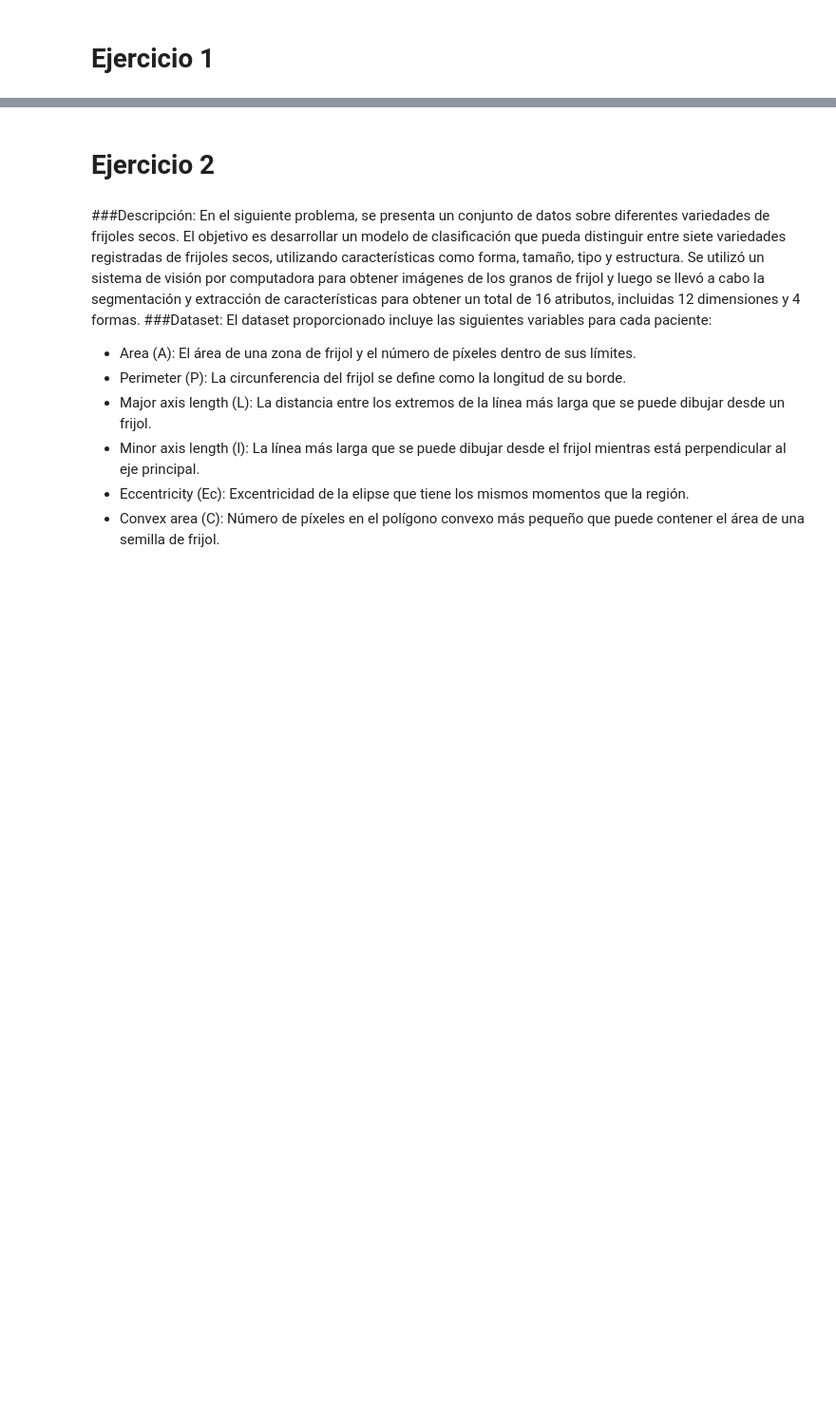
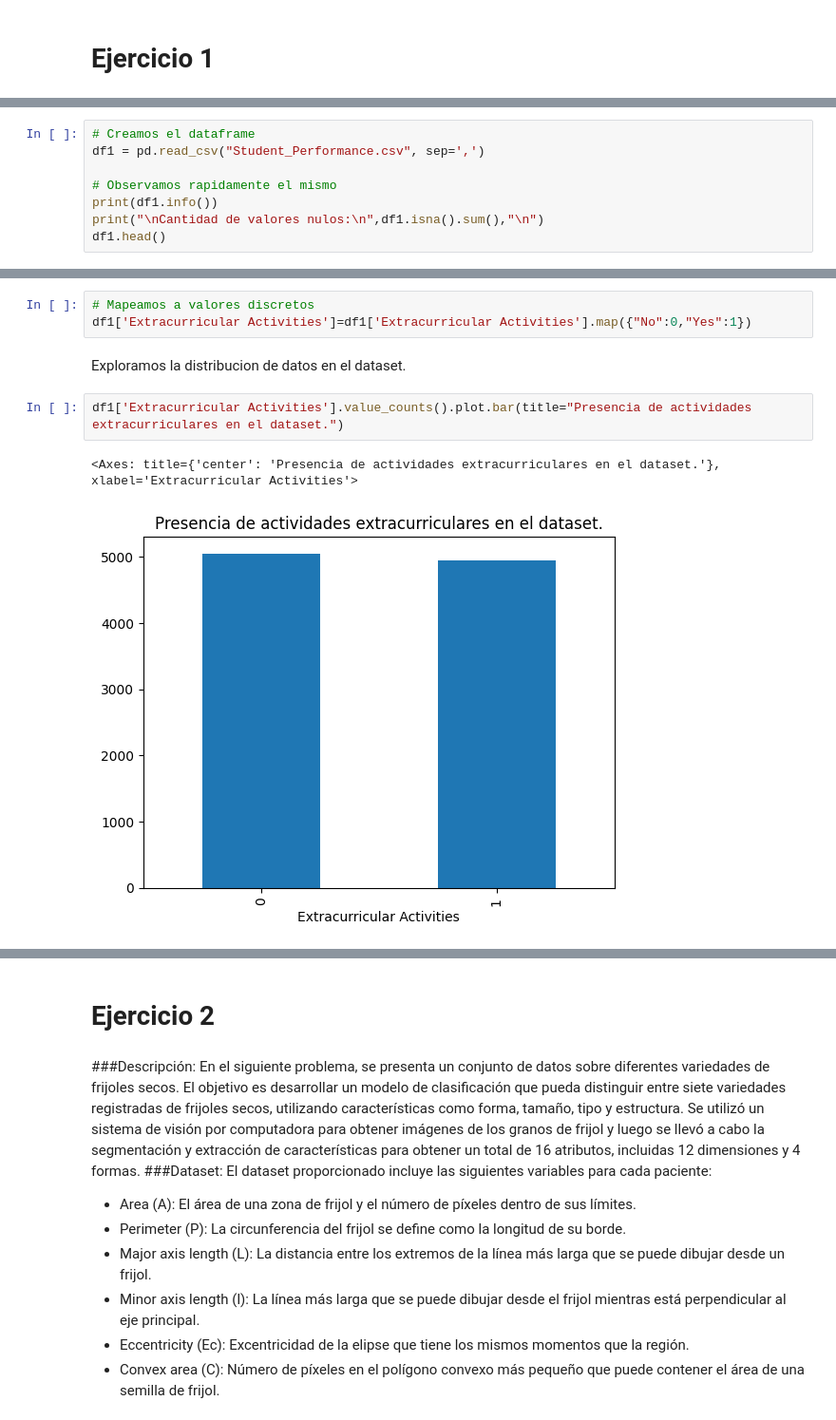
Before and after one commit to facunob/tp-aa2, a Jupyter notebook: tp_aa2.ipynb, the cells around one changed output, grey strips where cells are left out. Shown at 95% size. Drawn from its saved outputs; the diff is of its cells as text; blank space fills up the shorter version.

```diff
--- a/tp_aa2.ipynb
+++ b/tp_aa2.ipynb
@@ -254,0 +162,8 @@ MAPE: 0.07
+# %%
+# Creamos el dataframe
+df1 = pd.read_csv("Student_Performance.csv", sep=',')
+
+# Observamos rapidamente el mismo
+print(df1.info())
+print("\nCantidad de valores nulos:\n",df1.isna().sum(),"\n")
+df1.head()
@@ -254,0 +215,10 @@ MAPE: 0.07
+# %%
+# Mapeamos a valores discretos
+df1['Extracurricular Activities']=df1['Extracurricular Activities'].map({"No":0,"Yes":1})
+# %% [markdown]
+Exploramos la distribucion de datos en el dataset.
+# %%
+df1['Extracurricular Activities'].value_counts().plot.bar(title="Presencia de actividades extracurriculares en el dataset.")
+# %% [output]
+<Axes: title={'center': 'Presencia de actividades extracurriculares en el dataset.'}, xlabel='Extracurricular Activities'>
+[figure, added]
```
Also changed, not shown: parts of 49 cells of this notebook.
